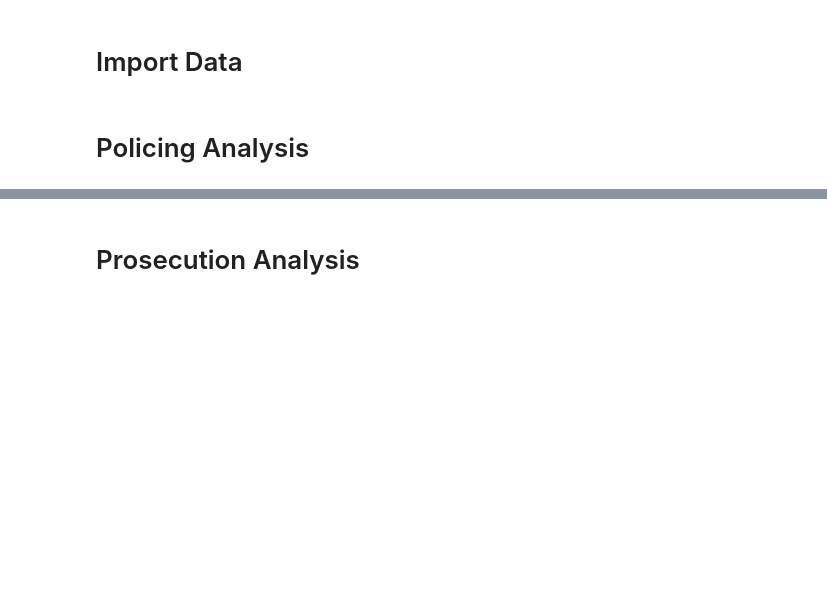
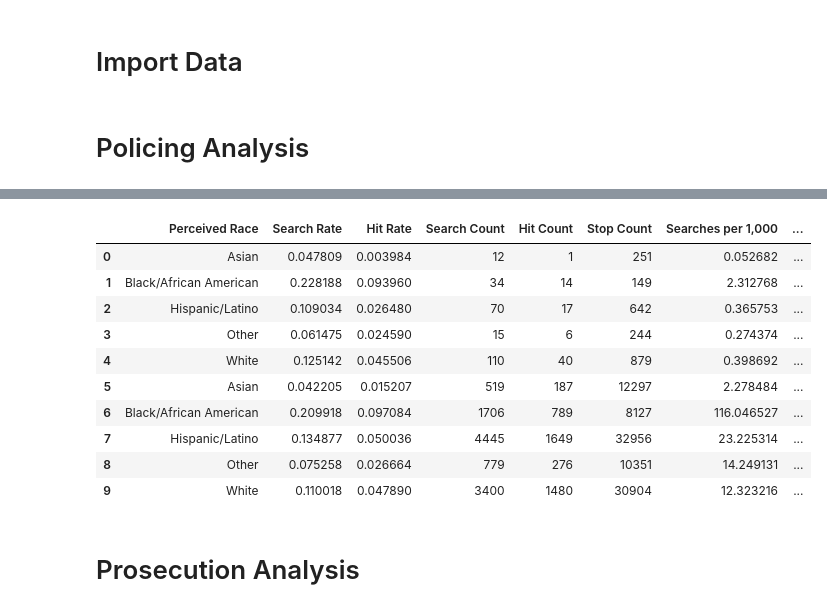
Before and after one commit to laurenbchu/honors-thesis, a Jupyter notebook: notebooks/San_Mateo_County_Analysis.ipynb, the cells around one changed output, grey strips where cells are left out. Cells and saved outputs as stored; diff of their text form; code cells hidden in the pictures; blank space fills up the shorter version.

Commit message:
Added util functions for disparity ratios

```diff
--- a/notebooks/San_Mateo_County_Analysis.ipynb
+++ b/notebooks/San_Mateo_County_Analysis.ipynb
@@ -13,7 +13,7 @@ pd.set_option('display.max_columns', None)
 from utils import load_ripa_policing_data
 
 # Load in policing data
-#policing = load_ripa_policing_data("sanmateo")
+policing = load_ripa_policing_data("san_mateo", years=(2021, 2022)) # Prosecution data only available through 2022
 # %%
 # Load in prosecution data
 prosecution = pd.read_excel("https://raw.githubusercontent.com/laurenbchu/honors-thesis/main/data/raw/2014-2022_san-mateo-county_charge-data_redacted-xlsx.xlsx")
@@ -30,3 +54,39 @@ census = load_census("06081")
+# %%
+# Collapse all of the non-relevant racial categories in RIPA data to "Other"
+from utils import condense_ripa_races
+policing = condense_ripa_races(policing)
+# %%
+# Create search and hit columns
+from utils import add_search_and_hit_indicators
+policing = add_search_and_hit_indicators(policing)
+# %%
+from utils import policing_tables_by_year, census_rollup, add_per_capita_rates_by_year, concat_policing_tables
+
+# Create one policing table per year
+tables = policing_tables_by_year(policing, [2021, 2022])
+
+# Roll-up the census data to be more coarse to match policing data hierarchy
+# Note that Hispanic or Latino is Non-White Hispanic or Latino
+census_coarse = census_rollup(census)
+
+# Adds per-capita rates to each table
+tables = add_per_capita_rates_by_year(tables, census_coarse, per=1000)
+
+# Create one big master table with all years and rates
+policing_all = concat_policing_tables(tables)
+policing_all
+# %% [output]
+|  | Perceived Race | Search Rate | Hit Rate | Search Count | Hit Count | Stop Count | Searches per 1,000 | ... |
+| 0 | Asian | 0.047809 | 0.003984 | 12 | 1 | 251 | 0.052682 | ... |
+| 1 | Black/African American | 0.228188 | 0.093960 | 34 | 14 | 149 | 2.312768 | ... |
+| 2 | Hispanic/Latino | 0.109034 | 0.026480 | 70 | 17 | 642 | 0.365753 | ... |
+| 3 | Other | 0.061475 | 0.024590 | 15 | 6 | 244 | 0.274374 | ... |
+| 4 | White | 0.125142 | 0.045506 | 110 | 40 | 879 | 0.398692 | ... |
+| 5 | Asian | 0.042205 | 0.015207 | 519 | 187 | 12297 | 2.278484 | ... |
+| 6 | Black/African American | 0.209918 | 0.097084 | 1706 | 789 | 8127 | 116.046527 | ... |
+| 7 | Hispanic/Latino | 0.134877 | 0.050036 | 4445 | 1649 | 32956 | 23.225314 | ... |
+| 8 | Other | 0.075258 | 0.026664 | 779 | 276 | 10351 | 14.249131 | ... |
+| 9 | White | 0.110018 | 0.047890 | 3400 | 1480 | 30904 | 12.323216 | ... |
 # %% [markdown]
 # Prosecution Analysis
 # %%
```
Also changed, not shown: parts of 5 cells of this notebook, 2 other files.
